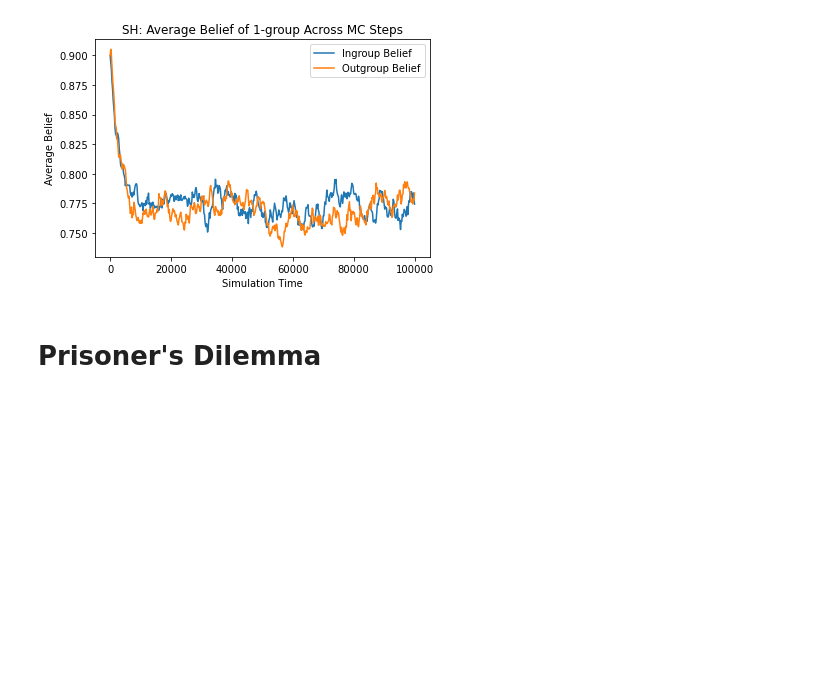
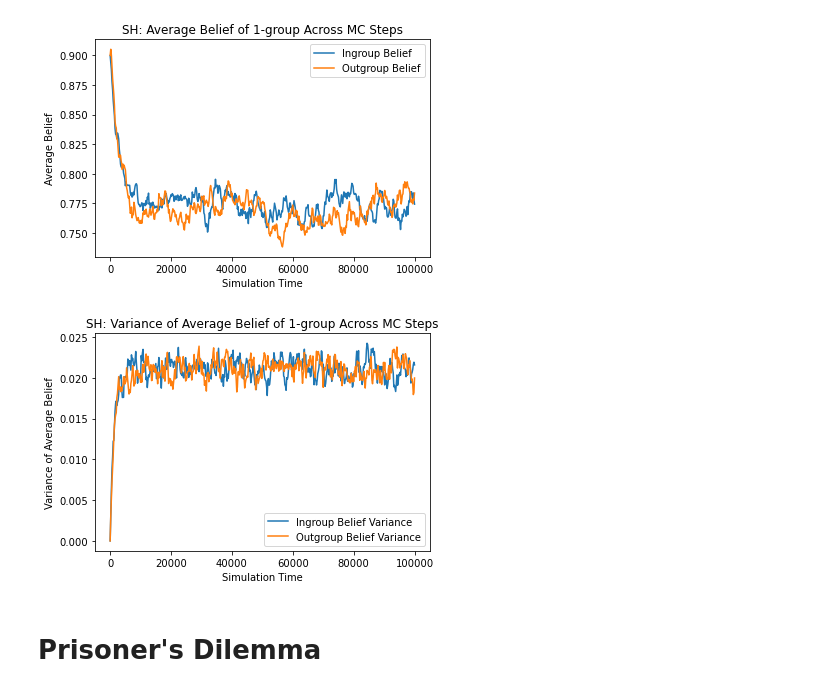
Before and after one commit to juliangarcia/idr, a Jupyter notebook: data/first_batch_c01fcb92290208cb0adfed8b9f74925955e15d1c/analysis.ipynb, the cells around one changed output. Drawn from its saved outputs; the diff is of its cells as text; code cells hidden in the pictures; blank space fills up the shorter version.

```diff
--- a/data/first_batch_c01fcb92290208cb0adfed8b9f74925955e15d1c/analysis.ipynb
+++ b/data/first_batch_c01fcb92290208cb0adfed8b9f74925955e15d1c/analysis.ipynb
@@ -94,6 +131,16 @@ plt.title("SH: Average Belief of 1-group Across MC Steps")
 plt.show()
 # %% [output]
 [figure]
+# %%
+plt.plot(mc_1_ingroup_time_series_variance, label="Ingroup Belief Variance")
+plt.plot(mc_1_outgroup_time_series_variance, label="Outgroup Belief Variance")
+plt.legend()
+plt.xlabel("Simulation Time")
+plt.ylabel("Variance of Average Belief")
+plt.title("SH: Variance of Average Belief of 1-group Across MC Steps")
+plt.show()
+# %% [output]
+[figure, added]
 # %% [markdown]
 # Prisoner's Dilemma
 # %%
```
Also changed, not shown: parts of 4 cells of this notebook.
